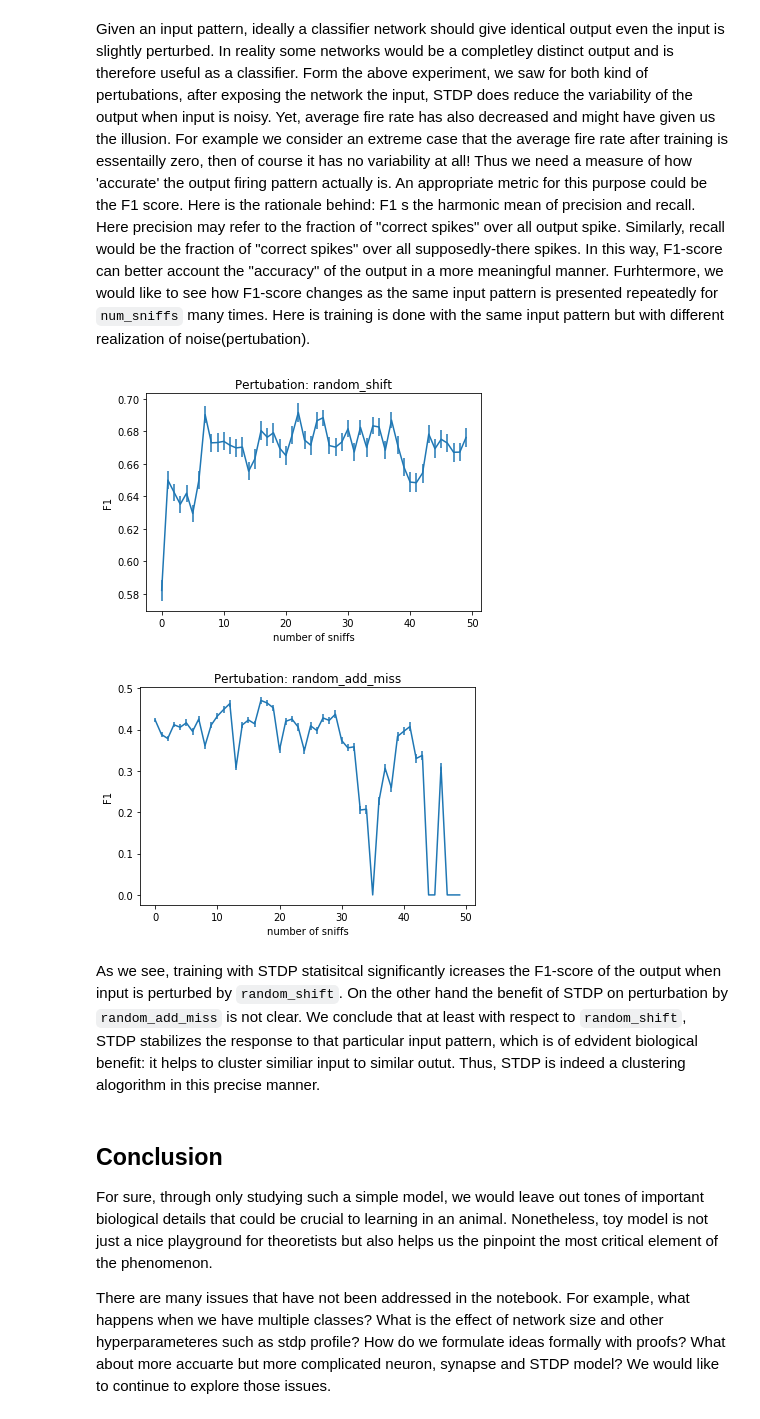
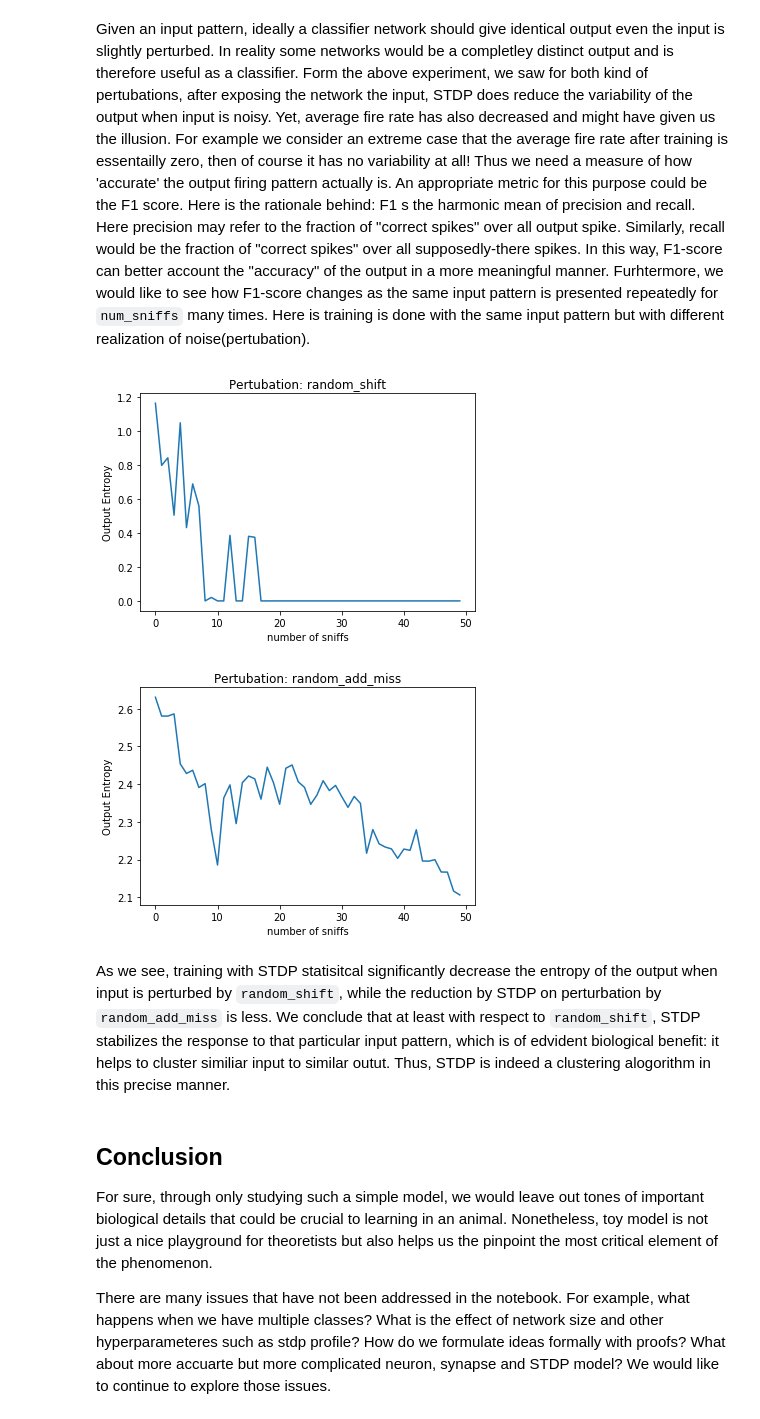
Before and after one commit to ChunCheong/SpikingNetwork, a Jupyter notebook: stdp_toy.ipynb, the cells around one changed output. Drawn from its saved outputs; the diff is of its cells as text; code cells hidden in the pictures.

Commit message:
use entropy instead of F1

```diff
--- a/stdp_toy.ipynb
+++ b/stdp_toy.ipynb
@@ -270,11 +308,14 @@ def show_f1(inputs, weights, perturb, title, p=0.2, num_sniffs=10):
+# %%
+fs = show_entropy(inputs, weights, random_shift, "Pertubation: random_shift", p=0.2, num_sniffs=50)
+fs = show_entropy(inputs, weights, random_add_miss, "Pertubation: random_add_miss", p=0.2, num_sniffs=50)
+# %% [output]
+[figure, added]
+[figure, added]
 # %%
-fs, dfs = show_f1(inputs, weights, random_shift, "Pertubation: random_shift", p=0.2, num_sniffs=50)
-fs, dfs = show_f1(inputs, weights, random_add_miss, "Pertubation: random_add_miss", p=0.2, num_sniffs=50)
+# fs, dfs = show_f1(inputs, weights, random_shift, "Pertubation: random_shift", p=0.2, num_sniffs=50)
+# fs, dfs = show_f1(inputs, weights, random_add_miss, "Pertubation: random_add_miss", p=0.2, num_sniffs=50)
-# %% [output]
-[figure, removed]
-[figure, removed]
 # %% [markdown]
-As we see, training with STDP statisitcal significantly icreases the F1-score of the output when input is perturbed by `random_shift`. On the other hand the benefit of STDP on perturbation by `random_add_miss` is not clear. We conclude that at least with respect to `random_shift`, STDP stabilizes the response to that particular input pattern, which is of edvident biological benefit: it helps to cluster similiar input to similar outut. Thus, STDP is indeed a clustering alogorithm in this precise manner.
+As we see, training with STDP statisitcal significantly decrease the entropy of the output when input is perturbed by `random_shift`, while the reduction by STDP on perturbation by `random_add_miss` is less. We conclude that at least with respect to `random_shift`, STDP stabilizes the response to that particular input pattern, which is of edvident biological benefit: it helps to cluster similiar input to similar outut. Thus, STDP is indeed a clustering alogorithm in this precise manner.
 # %% [markdown]
 ## Conclusion
 
```
Also changed, not shown: parts of 5 cells of this notebook.
